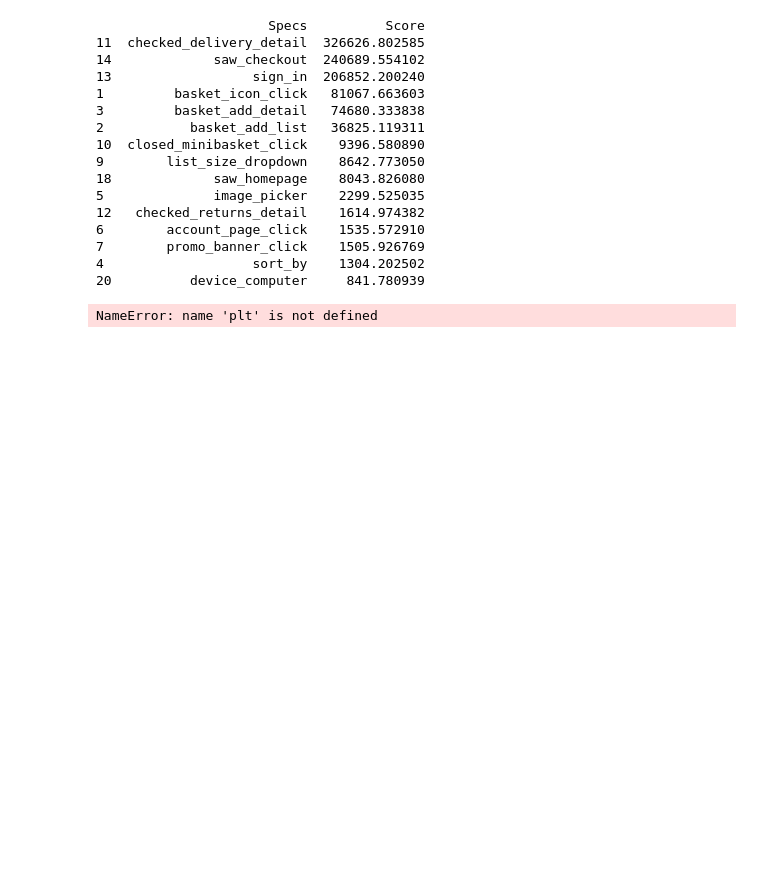
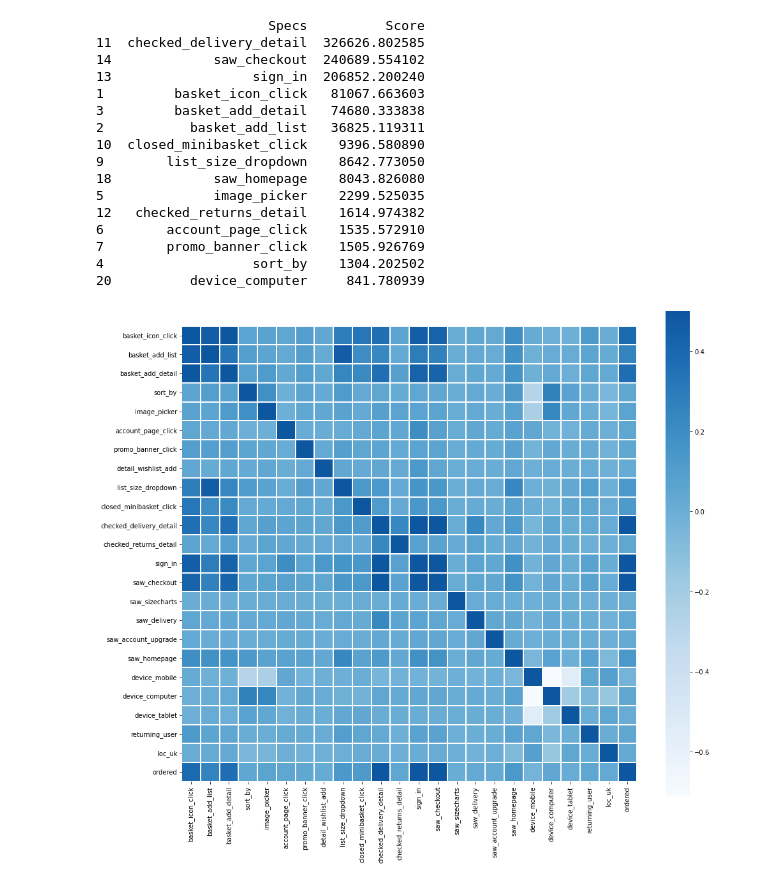
Before and after one commit to antonyebrown/Customer_Propensity, a Jupyter notebook: customer_prop.ipynb, the cells around one changed output. Cells and saved outputs as stored; diff of their text form; code cells hidden in the pictures; blank space fills up the shorter version.

```diff
--- a/customer_prop.ipynb
+++ b/customer_prop.ipynb
@@ -270,10 +275,11 @@ print(featureScores.nlargest(15,'Score'))  #print 10 best features
 # %%
 import seaborn as sns
-corr = training_df.corr()
+import matplotlib.pylab as plt
+corr = combined_df.corr()
 plt.figure(figsize=(16, 14))
 sns.heatmap(corr, vmax=0.5, center=0,
             square=True, linewidths=2, cmap='Blues')
 plt.savefig("heatmap.png")
 plt.show()
 # %% [output]
-NameError: name 'plt' is not defined
+[figure, added]
```
Also changed, not shown: parts of 12 cells of this notebook.
